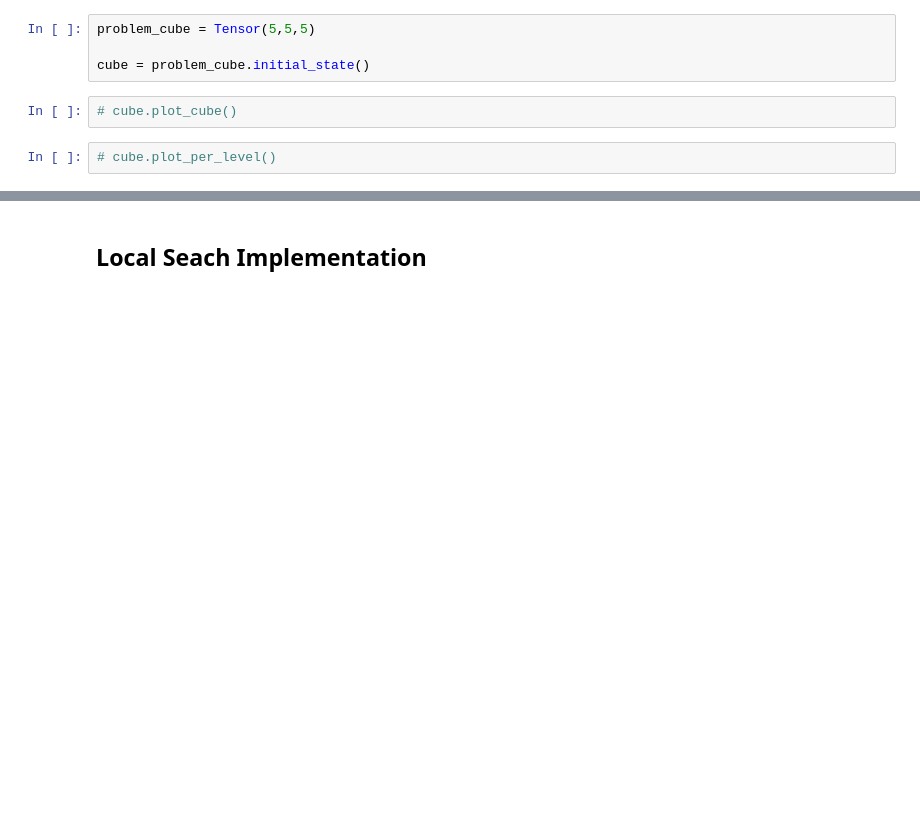
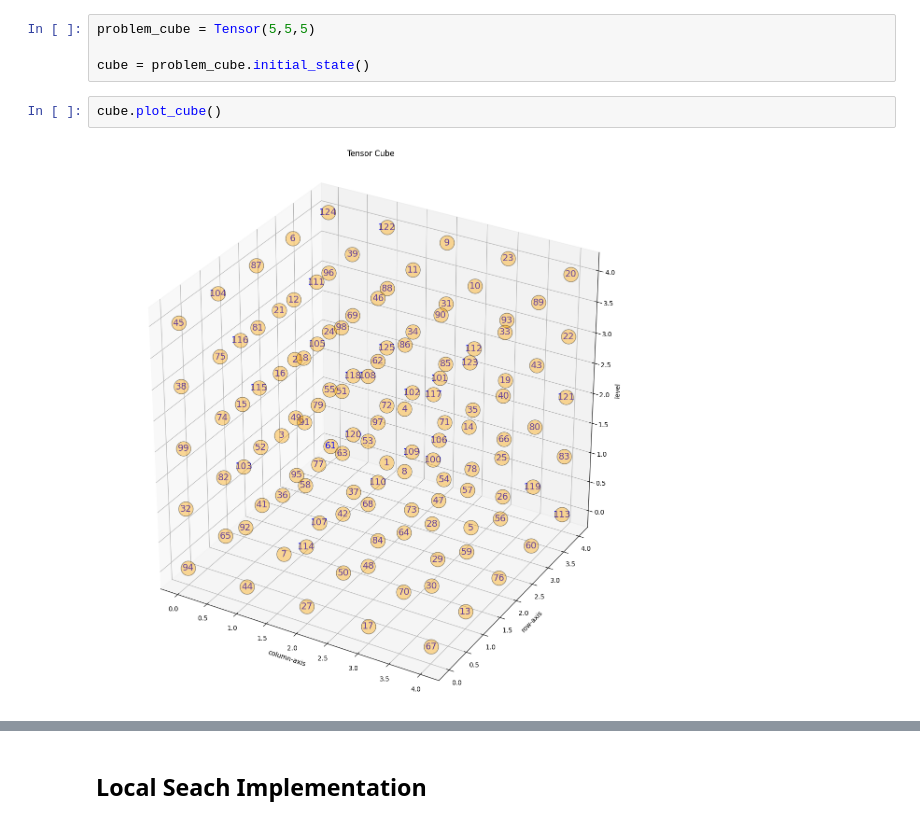
Before and after one commit to marcellinow/diagonal-magic-cube, a Jupyter notebook: main.ipynb, the cells around one changed output, grey strips where cells are left out. Drawn from its saved outputs; the diff is of its cells as text; blank space fills up the shorter version.

```diff
--- a/main.ipynb
+++ b/main.ipynb
@@ -75,7 +75,7 @@ goal_cube = Tensor(5,5,5,initial_array=goal_state)
 problem_cube = Tensor(5,5,5)
 
 cube = problem_cube.initial_state()
-# %%
-# cube.plot_cube()
-# %%
-# cube.plot_per_level()
+# %%
+cube.plot_cube()
+# %% [output]
+[figure, added]
```
Also changed, not shown: parts of 8 cells of this notebook, 1 other file.
